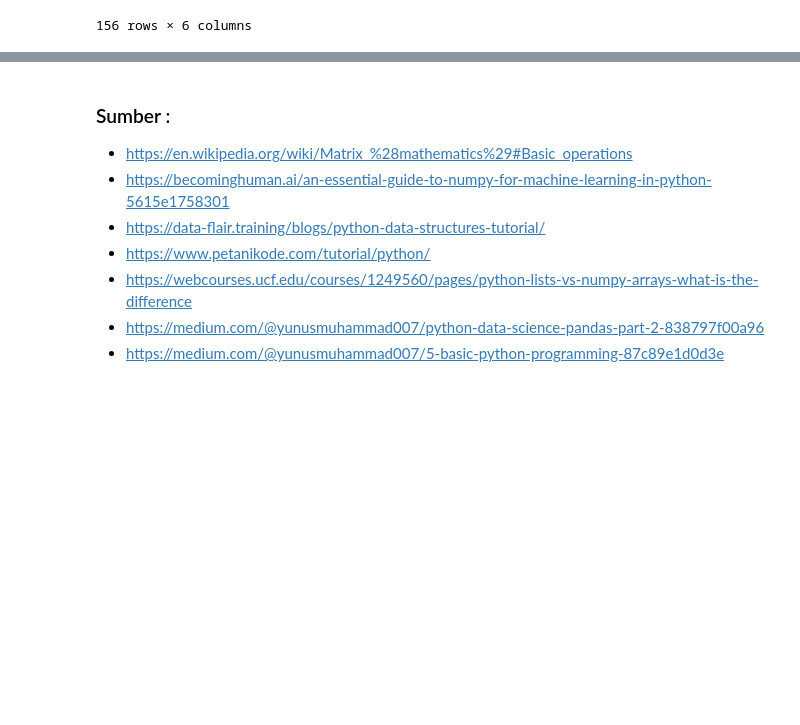
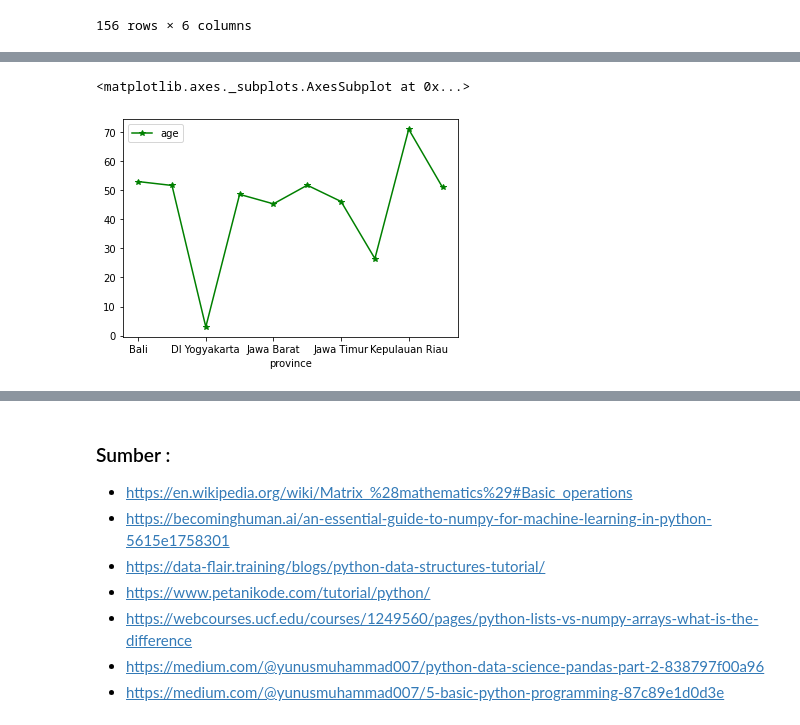
Before and after one commit to Muhammad-Yunus/Open-BOML, a Jupyter notebook: 1_Basic_ML/Pertemuan_2_Python_ML/Python For Machine Learning.ipynb, the cells around one changed output, grey strips where cells are left out. Saved outputs shown, nothing was run; the diff lists cells and outputs as text; code cells hidden in the pictures; blank space fills up the shorter version.

```diff
--- a/1_Basic_ML/Pertemuan_2_Python_ML/Python For Machine Learning.ipynb
+++ b/1_Basic_ML/Pertemuan_2_Python_ML/Python For Machine Learning.ipynb
@@ -1566,0 +1694,5 @@ covid_19_compact_clean.sort_values(by=["province", "age", ] , ascending=[True, F
+# %%
+Age_mean_per_Province.plot(style='g*-')
+# %% [output]
+<matplotlib.axes._subplots.AxesSubplot at 0x...>
+[figure, added]
```
Also changed, not shown: parts of 39 cells of this notebook, 1 other file.
